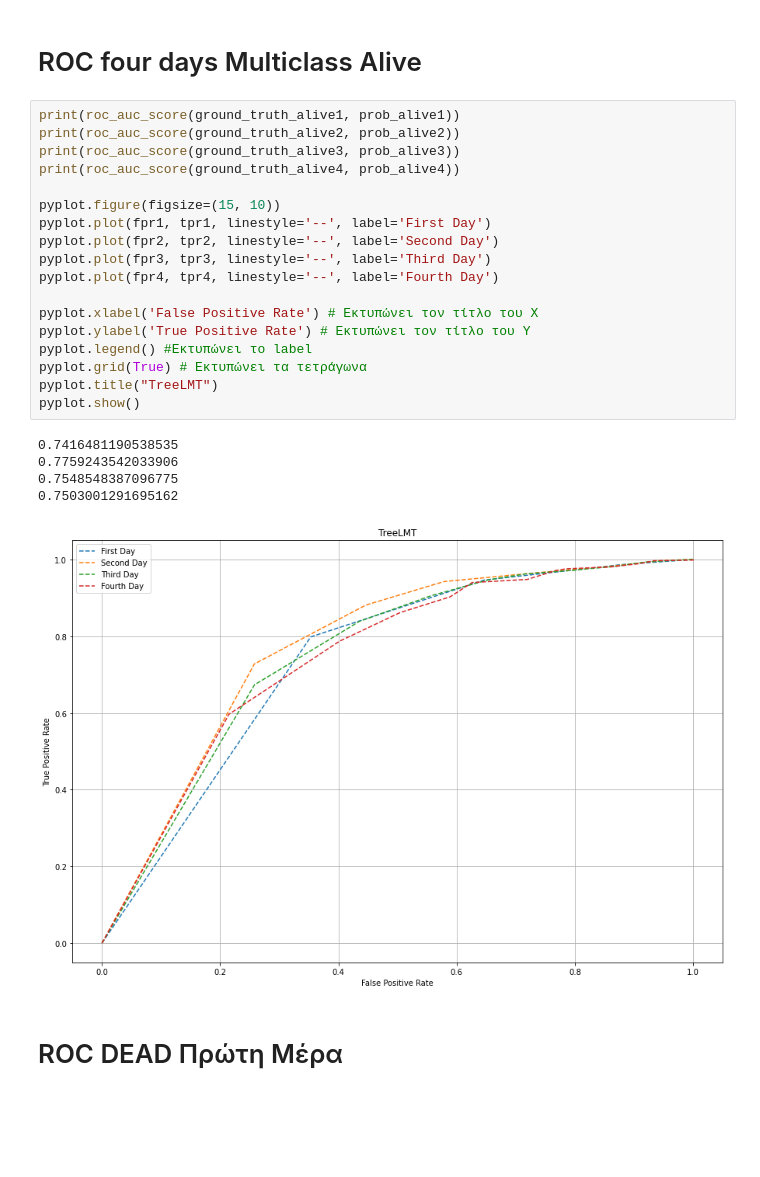
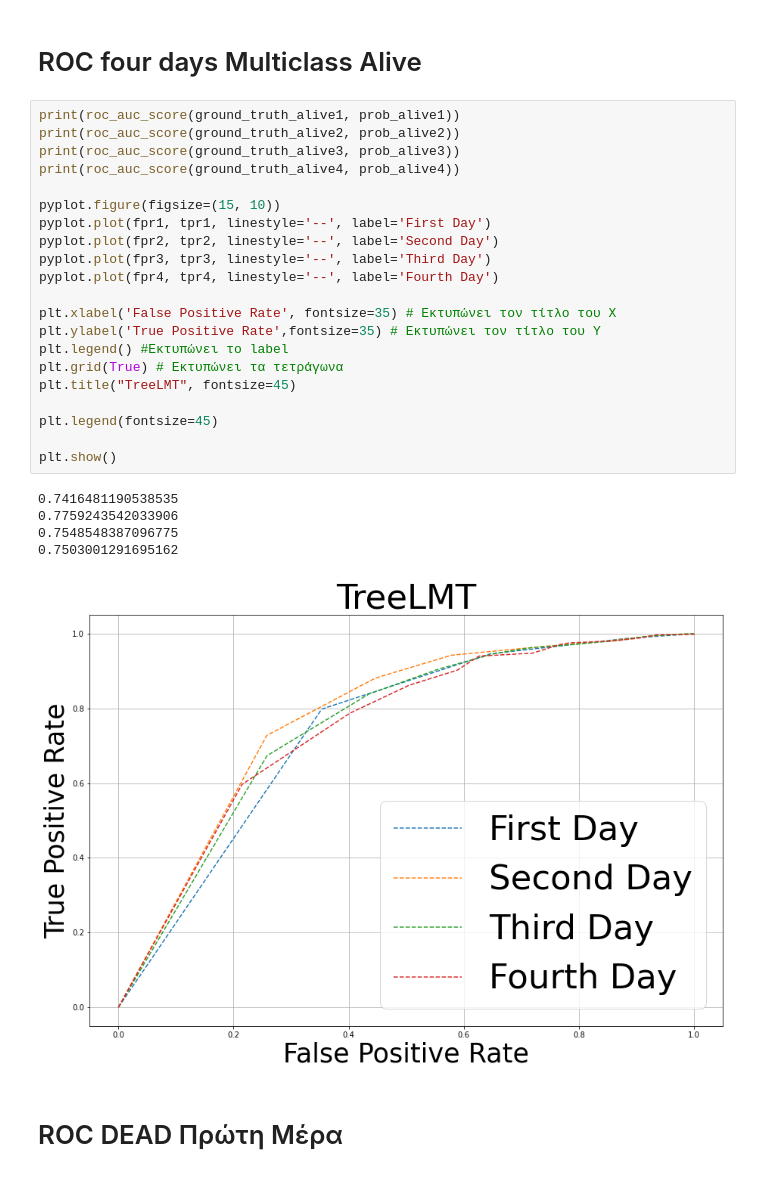
Before and after one commit to DimopDim/MimicIV, a Jupyter notebook: Thesis/07_03_ROC_TreeLMT.ipynb, the cells around one changed output. Drawn from its saved outputs; the diff is of its cells as text; blank space fills up the shorter version.

```diff
--- a/Thesis/07_03_ROC_TreeLMT.ipynb
+++ b/Thesis/07_03_ROC_TreeLMT.ipynb
@@ -191,27 +191,30 @@ pyplot.show()
 # %%
 print(roc_auc_score(ground_truth_alive1, prob_alive1))
 print(roc_auc_score(ground_truth_alive2, prob_alive2))
 print(roc_auc_score(ground_truth_alive3, prob_alive3))
 print(roc_auc_score(ground_truth_alive4, prob_alive4))
 
 pyplot.figure(figsize=(15, 10))
 pyplot.plot(fpr1, tpr1, linestyle='--', label='First Day')
 pyplot.plot(fpr2, tpr2, linestyle='--', label='Second Day')
 pyplot.plot(fpr3, tpr3, linestyle='--', label='Third Day')
 pyplot.plot(fpr4, tpr4, linestyle='--', label='Fourth Day')
 
-pyplot.xlabel('False Positive Rate') # Εκτυπώνει τον τίτλο του Χ
-pyplot.ylabel('True Positive Rate') # Εκτυπώνει τον τίτλο του Υ
-pyplot.legend() #Εκτυπώνει το label
-pyplot.grid(True) # Εκτυπώνει τα τετράγωνα
-pyplot.title("TreeLMT")
-pyplot.show()
+plt.xlabel('False Positive Rate', fontsize=35) # Εκτυπώνει τον τίτλο του Χ
+plt.ylabel('True Positive Rate',fontsize=35) # Εκτυπώνει τον τίτλο του Υ
+plt.legend() #Εκτυπώνει το label
+plt.grid(True) # Εκτυπώνει τα τετράγωνα
+plt.title("TreeLMT", fontsize=45)
+
+plt.legend(fontsize=45)
+
+plt.show()
 # %% [output]
 0.7416481190538535
 0.7759243542033906
 0.7548548387096775
 0.7503001291695162
-[figure, old version]
+[figure, new version]
 # %% [markdown]
 # ROC DEAD Πρώτη Μέρα
 # %%
```
Also changed, not shown: parts of 1 cell of this notebook, 2 other files.
